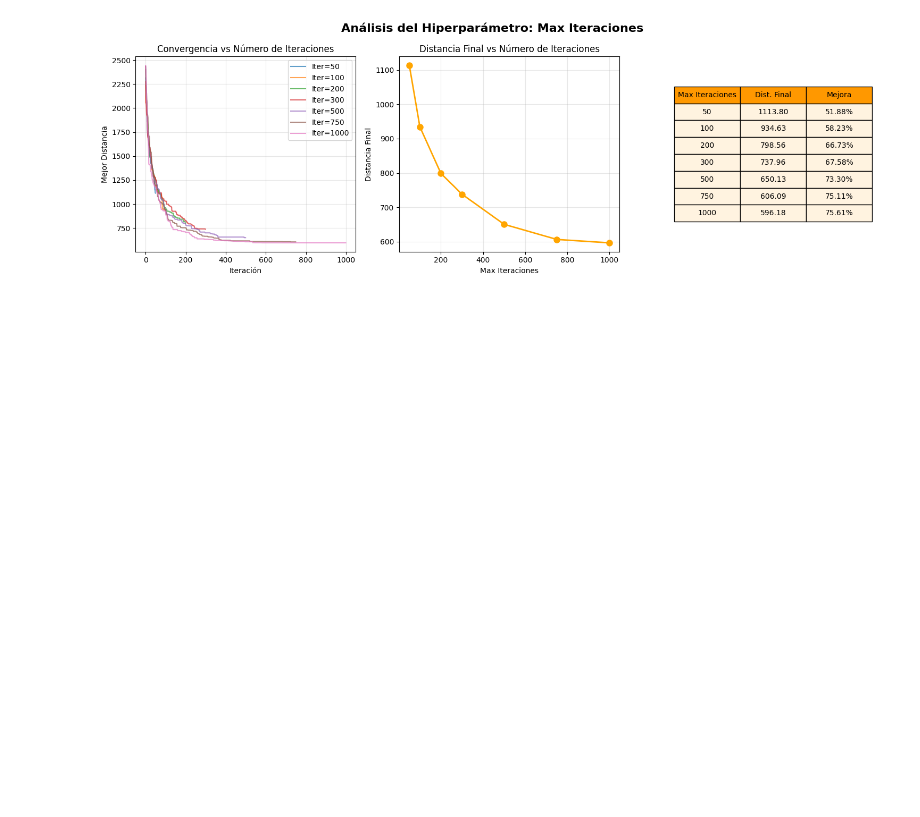
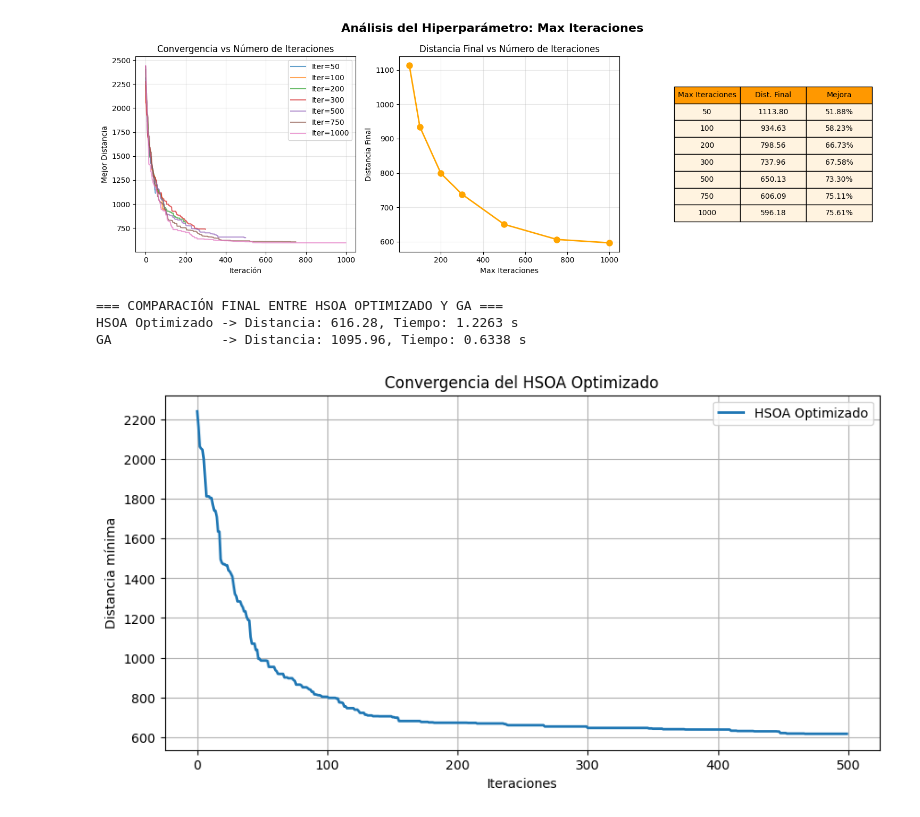
Before and after one commit to cristirofer/HSOA, a Jupyter notebook: HSAO TSP.ipynb, the cells around one changed output. Cells and saved outputs as stored; diff of their text form; code cells hidden in the pictures; blank space fills up the shorter version.

Commit message:
comparacion con HSOA mejorado y AG

```diff
--- a/HSAO TSP.ipynb
+++ b/HSAO TSP.ipynb
@@ -1039,0 +1106,80 @@ plt.show()
+# %%
+# ============================================================
+# COMPARACIÓN ENTRE HSOA OPTIMIZADO Y ALGORITMO GENÉTICO (GA)
+# ============================================================
+
+# --- Ejecutar HSOA Optimizado ---
+start_time = time.time()
+hsoa = HSOA_TSP(
+    matriz_distancias=MATRIZ_DISTANCIAS,
+    sniffer_count=30,
+    max_iteraciones=500,
+    k_vecinos=5,
+    prob_explotacion=0.7,
+    verbose=False
+)
+
+mejor_ruta_hsoa, mejor_distancia_hsoa = hsoa.optimizar()
+time_hsoa = time.time() - start_time
+
+# --- Ejecutar Algoritmo Genético (GA) ---
+start_time = time.time()
+# --- Ejecutar Algoritmo Genético (GA) ---
+start_time = time.time()
+mejor_ruta_ga, mejor_distancia_ga, historial_ga = AG_TSP(
+    matriz_distancias=MATRIZ_DISTANCIAS,
+    pop_size=30,
+    num_iter=500,
+    mutation_rate=0.1
+)
+time_ga = time.time() - start_time
+
+time_ga = time.time() - start_time
+
+# ============================================================
+# RESULTADOS COMPARATIVOS
+# ============================================================
+
+print("\n=== COMPARACIÓN FINAL ENTRE HSOA OPTIMIZADO Y GA ===")
+print(f"HSOA Optimizado -> Distancia: {mejor_distancia_hsoa:.2f}, Tiempo: {time_hsoa:.4f} s")
+print(f"GA              -> Distancia: {mejor_distancia_ga:.2f}, Tiempo: {time_ga:.4f} s")
+
+# ============================================================
+# GRÁFICOS DE CONVERGENCIA
+# ============================================================
+
+# Gráfico individual del HSOA Optimizado
+plt.figure(figsize=(10, 5))
+plt.plot(hsoa.historial_mejor, label='HSOA Optimizado', linewidth=2, color='tab:blue')
+plt.title('Convergencia del HSOA Optimizado')
+plt.xlabel('Iteraciones')
+plt.ylabel('Distancia mínima')
+plt.legend()
+plt.grid(True)
+plt.show()
+
+# Gráfico individual del GA
+plt.figure(figsize=(10, 5))
+plt.plot(historial_ga, label='GA', linewidth=2, color='tab:orange')
+plt.title('Convergencia del Algoritmo Genético (GA)')
+plt.xlabel('Iteraciones')
+plt.ylabel('Distancia mínima')
+plt.legend()
+plt.grid(True)
+plt.show()
+
+# Gráfico comparativo HSOA vs GA
+plt.figure(figsize=(10, 6))
+plt.plot(hsoa.historial_mejor, label='HSOA Optimizado', linewidth=2, color='tab:blue')
+plt.plot(historial_ga, label='GA', linewidth=2, color='tab:orange')
+plt.title('Comportamiento de Convergencia: HSOA Optimizado vs GA')
+plt.xlabel('Iteraciones')
+plt.ylabel('Mejor distancia encontrada')
+plt.legend()
+plt.grid(True)
+plt.show()
+# %% [output]
+=== COMPARACIÓN FINAL ENTRE HSOA OPTIMIZADO Y GA ===
+HSOA Optimizado -> Distancia: 616.28, Tiempo: 1.2263 s
+GA              -> Distancia: 1095.96, Tiempo: 0.6338 s
+[figure, added]
```
Also changed, not shown: parts of 10 cells of this notebook.
